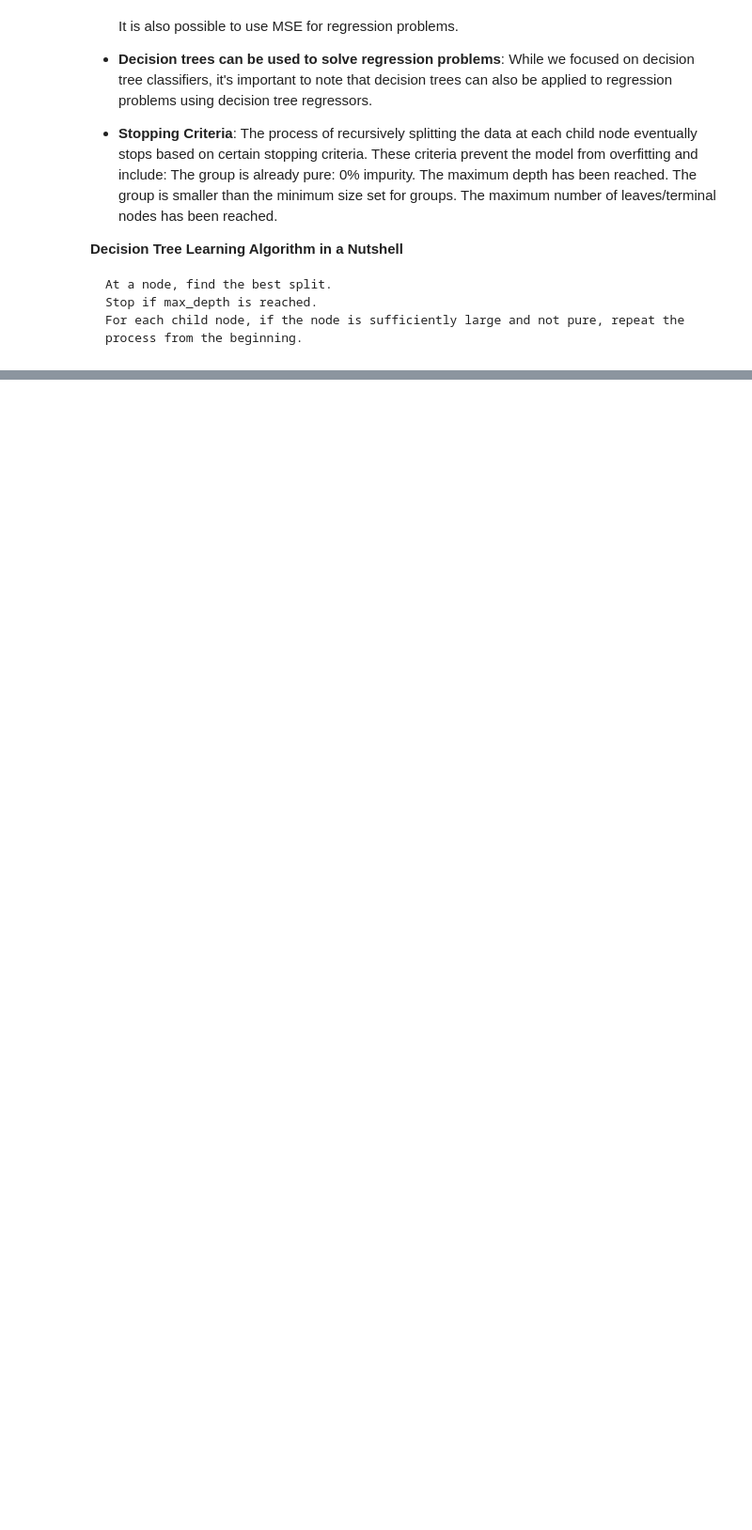
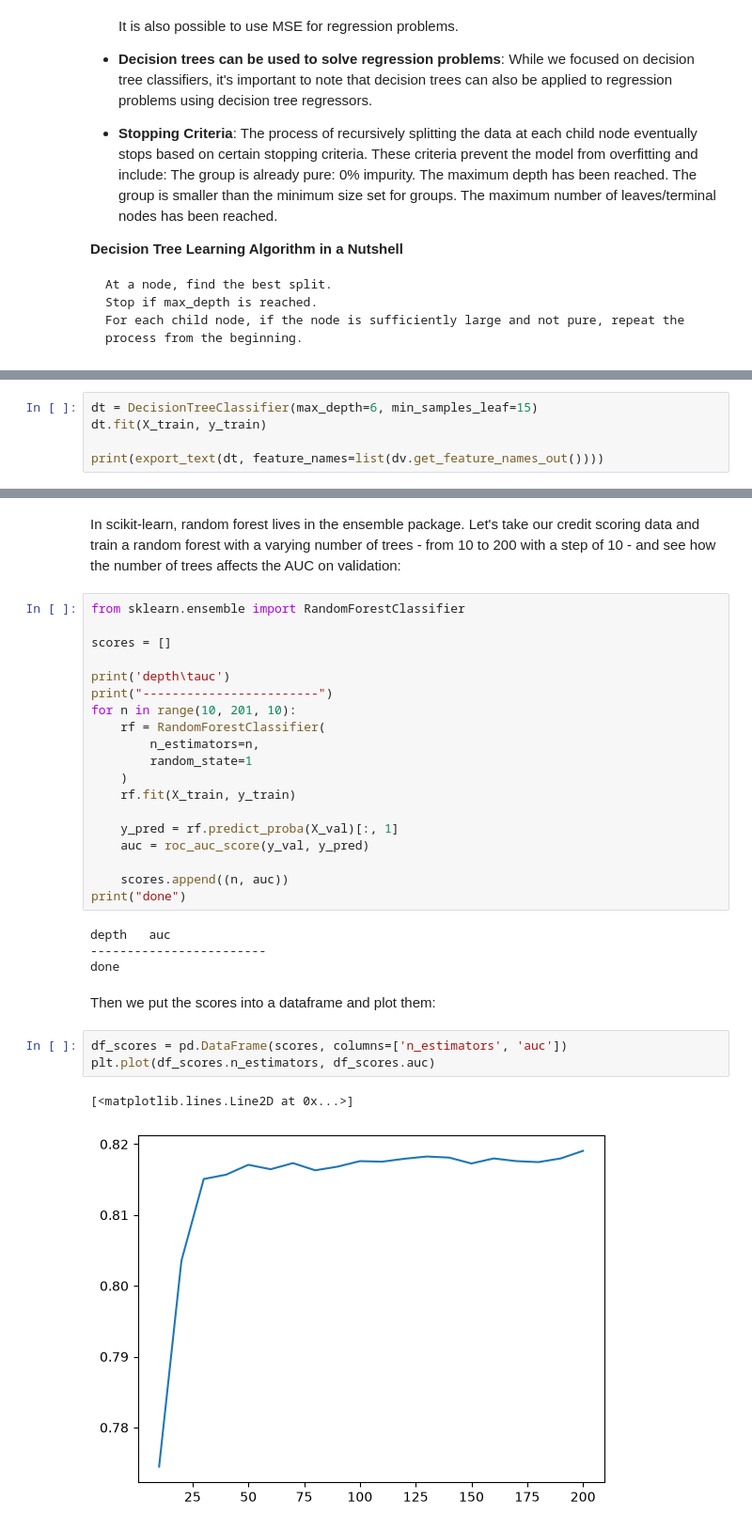
Before and after one commit to CT161/ml-zoomcamp-homework, a Jupyter notebook: 06-trees/wk_06-trees.ipynb, the cells around one changed output, grey strips where cells are left out. Shown at 94% size. Drawn from its saved outputs; the diff is of its cells as text; blank space fills up the shorter version.

```diff
--- a/06-trees/wk_06-trees.ipynb
+++ b/06-trees/wk_06-trees.ipynb
@@ -539,0 +665,5 @@ In this lesson, we learn about how to best split a decision tree and different c
+# %%
+dt = DecisionTreeClassifier(max_depth=6, min_samples_leaf=15)
+dt.fit(X_train, y_train)
+
+print(export_text(dt, feature_names=list(dv.get_feature_names_out())))
@@ -539,0 +757,33 @@ In this lesson, we learn about how to best split a decision tree and different c
+# %% [markdown]
+In scikit-learn, random forest lives in the ensemble package. Let's take our credit scoring data and train a random forest with a varying number of trees - from 10 to 200 with a step of 10 - and see how the number of trees affects the AUC on validation:
+# %%
+from sklearn.ensemble import RandomForestClassifier
+
+scores = []
+
+print('depth\tauc')
+print("------------------------")
+for n in range(10, 201, 10):
+    rf = RandomForestClassifier(
+        n_estimators=n,
+        random_state=1
+    )
+    rf.fit(X_train, y_train)
+
+    y_pred = rf.predict_proba(X_val)[:, 1]
+    auc = roc_auc_score(y_val, y_pred)
+
+    scores.append((n, auc))
+print("done")
+# %% [output]
+depth   auc
+------------------------
+done
+# %% [markdown]
+Then we put the scores into a dataframe and plot them:
+# %%
+df_scores = pd.DataFrame(scores, columns=['n_estimators', 'auc'])
+plt.plot(df_scores.n_estimators, df_scores.auc)
+# %% [output]
+[<matplotlib.lines.Line2D at 0x...>]
+[figure, added]
```
Also changed, not shown: parts of 46 cells of this notebook.
